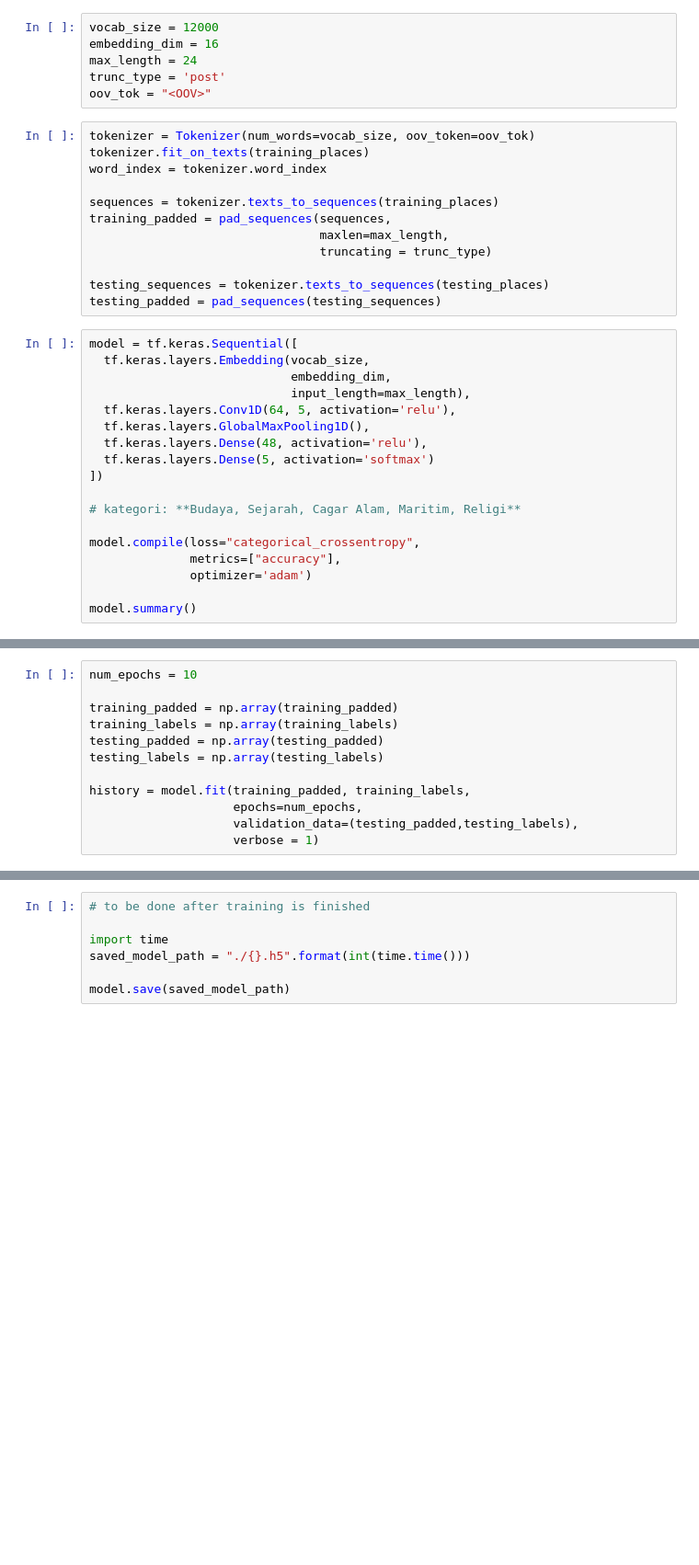
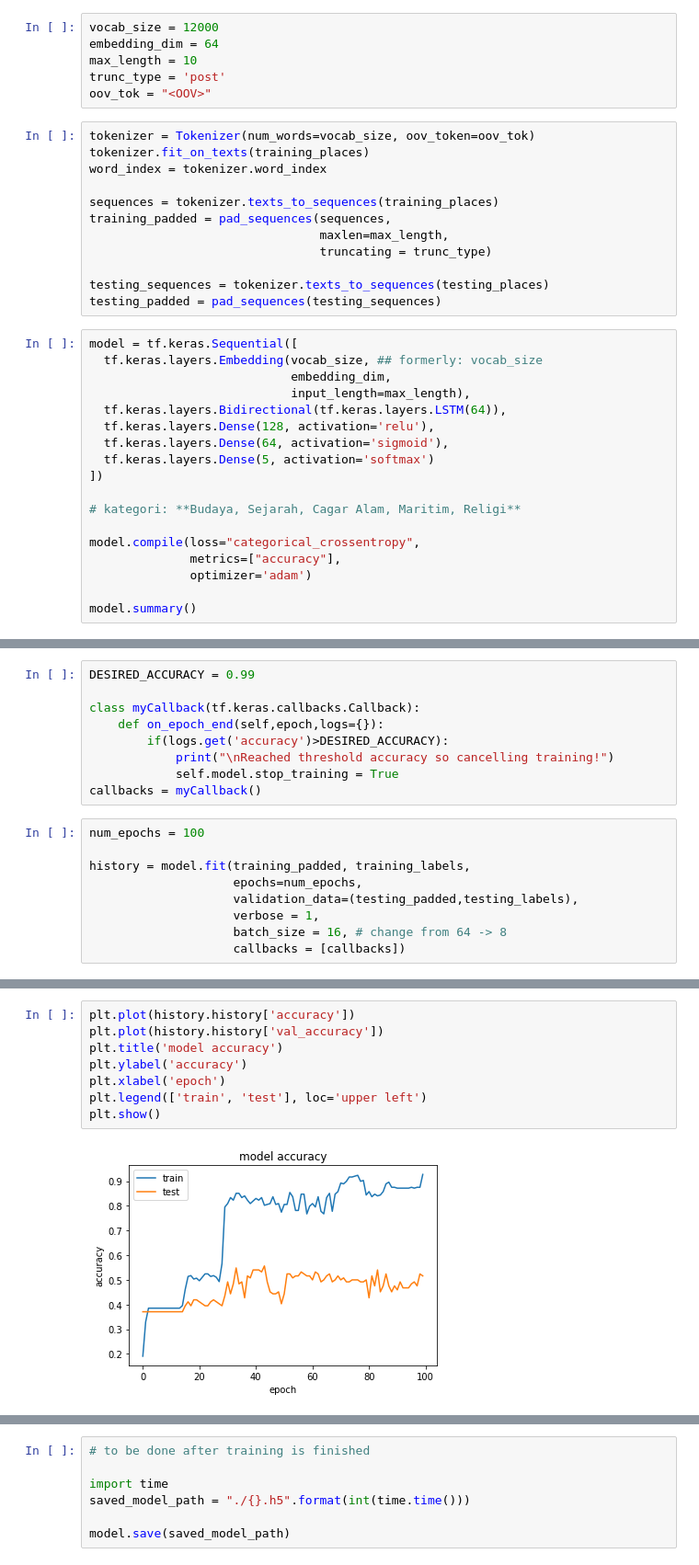
Before and after one commit to mosesandrian/OneStopTravelCompanion, a Jupyter notebook: TravelCompanion_1.ipynb, the cells around one changed output, grey strips where cells are left out. Shown at 92% size. Cells and saved outputs as stored; diff of their text form; blank space fills up the shorter version.

```diff
--- a/TravelCompanion_1.ipynb
+++ b/TravelCompanion_1.ipynb
@@ -61,8 +67,8 @@ h = pd.DataFrame(data=testing_labels,
 # h # uncomment to show data frame (testing data)
 # %%
 vocab_size = 12000
-embedding_dim = 16
-max_length = 24
+embedding_dim = 64
+max_length = 10
 trunc_type = 'post'
 oov_tok = "<OOV>"
 # %%
@@ -79,12 +85,12 @@ testing_sequences = tokenizer.texts_to_sequences(testing_places)
 testing_padded = pad_sequences(testing_sequences)
 # %%
 model = tf.keras.Sequential([
-  tf.keras.layers.Embedding(vocab_size,
+  tf.keras.layers.Embedding(vocab_size, ## formerly: vocab_size
                             embedding_dim,
                             input_length=max_length),
-  tf.keras.layers.Conv1D(64, 5, activation='relu'),
-  tf.keras.layers.GlobalMaxPooling1D(),
-  tf.keras.layers.Dense(48, activation='relu'),
+  tf.keras.layers.Bidirectional(tf.keras.layers.LSTM(64)),
+  tf.keras.layers.Dense(128, activation='relu'),
+  tf.keras.layers.Dense(64, activation='sigmoid'),
   tf.keras.layers.Dense(5, activation='softmax')
 ])
 
@@ -115,15 +121,21 @@ Trainable params: 200,549
 Non-trainable params: 0
 _________________________________________________________________
+# %%
+DESIRED_ACCURACY = 0.99
+
+class myCallback(tf.keras.callbacks.Callback):
+    def on_epoch_end(self,epoch,logs={}):
+        if(logs.get('accuracy')>DESIRED_ACCURACY):
+            print("\nReached threshold accuracy so cancelling training!")
+            self.model.stop_training = True
+callbacks = myCallback()
 # %%
-num_epochs = 10
-
-training_padded = np.array(training_padded)
-training_labels = np.array(training_labels)
-testing_padded = np.array(testing_padded)
-testing_labels = np.array(testing_labels)
+num_epochs = 100
 
 history = model.fit(training_padded, training_labels,
                     epochs=num_epochs,
                     validation_data=(testing_padded,testing_labels),
-                    verbose = 1)
+                    verbose = 1,
+                    batch_size = 16, # change from 64 -> 8
+                    callbacks = [callbacks])
 # %% [output]
@@ -149,0 +159,10 @@ Epoch 10/10
+# %%
+plt.plot(history.history['accuracy'])
+plt.plot(history.history['val_accuracy'])
+plt.title('model accuracy')
+plt.ylabel('accuracy')
+plt.xlabel('epoch')
+plt.legend(['train', 'test'], loc='upper left')
+plt.show()
+# %% [output]
+[figure, added]
```
Also changed, not shown: parts of 9 cells of this notebook.
